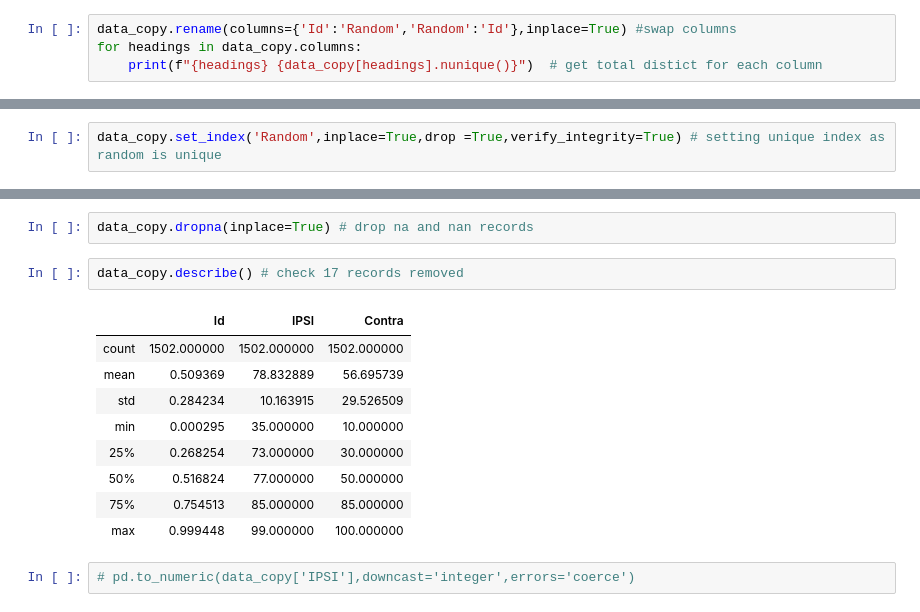
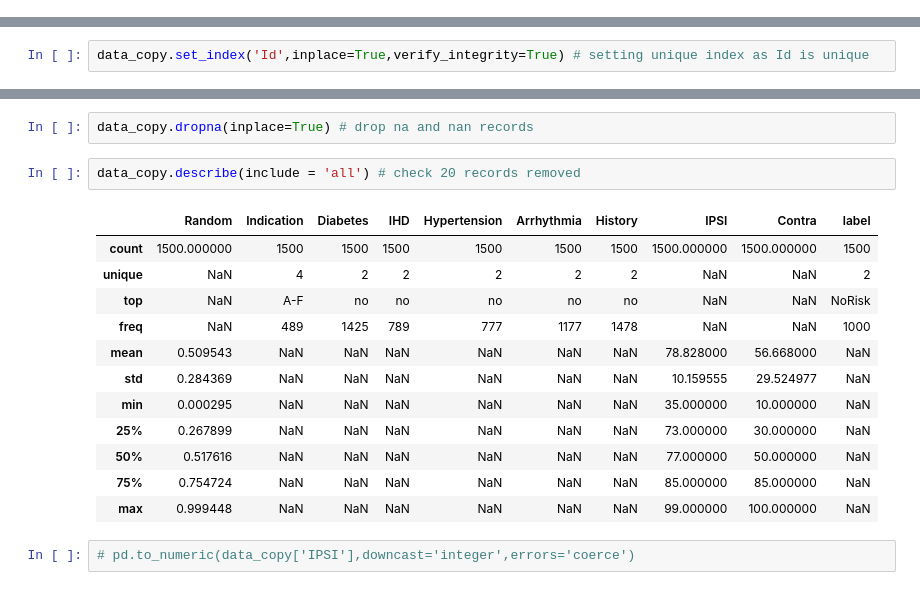
Before and after one commit to AntonyLeons/Data-Mining-ACW, a Jupyter notebook: Legacy_Data.ipynb, the cells around one changed output, grey strips where cells are left out. Drawn from its saved outputs; the diff is of its cells as text.

```diff
--- a/Legacy_Data.ipynb
+++ b/Legacy_Data.ipynb
@@ -90,7 +94,3 @@ label 3
 # label also has 3 values but should be nominal with Risk and NoRisk values
 # %%
 data_copy = data.copy() #copy original dataframe
-# %%
-data_copy.rename(columns={'Id':'Random','Random':'Id'},inplace=True) #swap columns
-for headings in data_copy.columns:
-    print(f"{headings} {data_copy[headings].nunique()}")  # get total distict for each column
@@ -109,2 +113,2 @@ label 3
 # %%
-data_copy.set_index('Random',inplace=True,drop =True,verify_integrity=True) # setting unique index as random is unique
+data_copy.set_index('Id',inplace=True,verify_integrity=True) # setting unique index as Id is unique
@@ -194,17 +198,20 @@ null_records
 # %%
 data_copy.dropna(inplace=True) # drop na and nan records
 # %%
-data_copy.describe() # check 17 records removed
+data_copy.describe(include = 'all') # check 20 records removed
 # %% [output]
-|  | Id | IPSI | Contra |
-| count | 1502.000000 | 1502.000000 | 1502.000000 |
-| mean | 0.509369 | 78.832889 | 56.695739 |
-| std | 0.284234 | 10.163915 | 29.526509 |
-| min | 0.000295 | 35.000000 | 10.000000 |
-| 25% | 0.268254 | 73.000000 | 30.000000 |
-| 50% | 0.516824 | 77.000000 | 50.000000 |
-| 75% | 0.754513 | 85.000000 | 85.000000 |
-| max | 0.999448 | 99.000000 | 100.000000 |
+|  | Random | Indication | Diabetes | IHD | Hypertension | Arrhythmia | History | IPSI | Contra | label |
+| count | 1500.000000 | 1500 | 1500 | 1500 | 1500 | 1500 | 1500 | 1500.000000 | 1500.000000 | 1500 |
+| unique | NaN | 4 | 2 | 2 | 2 | 2 | 2 | NaN | NaN | 2 |
+| top | NaN | A-F | no | no | no | no | no | NaN | NaN | NoRisk |
+| freq | NaN | 489 | 1425 | 789 | 777 | 1177 | 1478 | NaN | NaN | 1000 |
+| mean | 0.509543 | NaN | NaN | NaN | NaN | NaN | NaN | 78.828000 | 56.668000 | NaN |
+| std | 0.284369 | NaN | NaN | NaN | NaN | NaN | NaN | 10.159555 | 29.524977 | NaN |
+| min | 0.000295 | NaN | NaN | NaN | NaN | NaN | NaN | 35.000000 | 10.000000 | NaN |
+| 25% | 0.267899 | NaN | NaN | NaN | NaN | NaN | NaN | 73.000000 | 30.000000 | NaN |
+| 50% | 0.517616 | NaN | NaN | NaN | NaN | NaN | NaN | 77.000000 | 50.000000 | NaN |
+| 75% | 0.754724 | NaN | NaN | NaN | NaN | NaN | NaN | 85.000000 | 85.000000 | NaN |
+| max | 0.999448 | NaN | NaN | NaN | NaN | NaN | NaN | 99.000000 | 100.000000 | NaN |
 # %%
 # pd.to_numeric(data_copy['IPSI'],downcast='integer',errors='coerce')
 # %%
```
Also changed, not shown: parts of 15 cells of this notebook.
